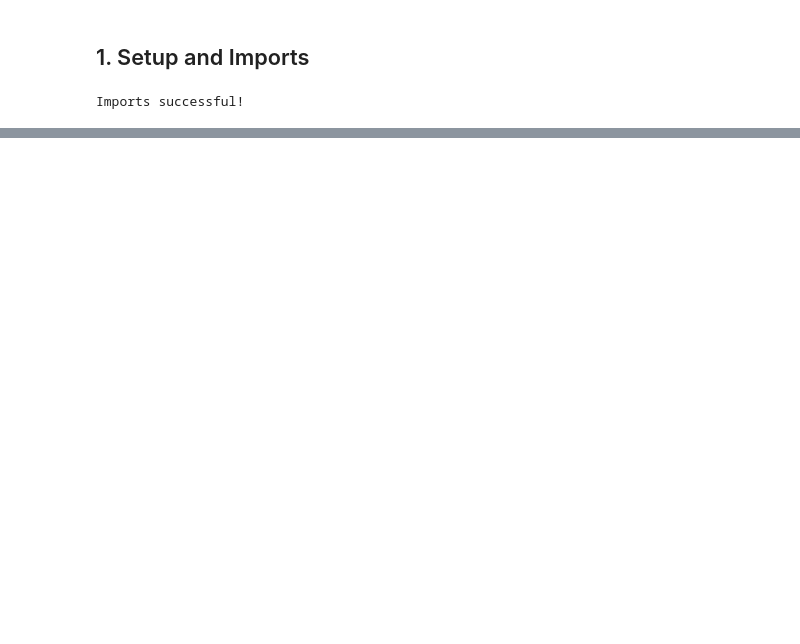
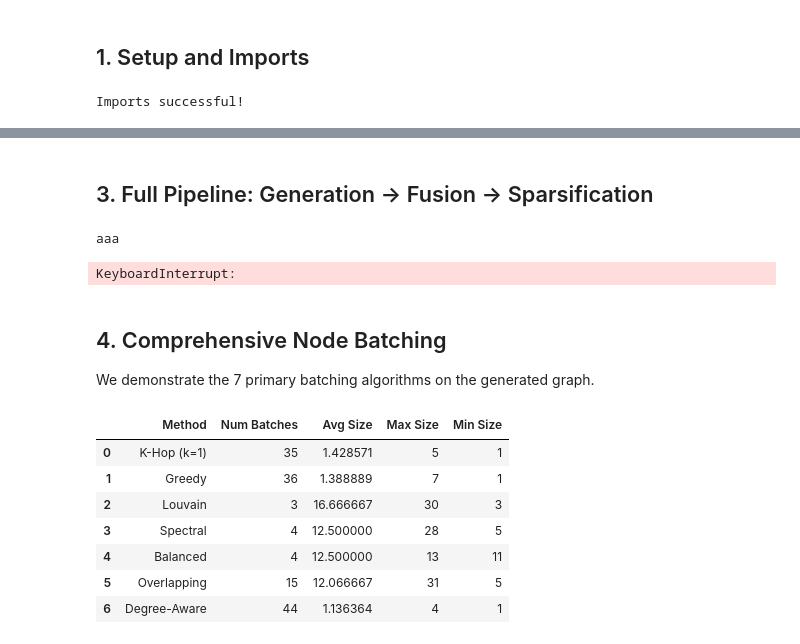
Before and after one commit to PabloMMRuiz/minerva, a Jupyter notebook: notebooks/comprehensive_showcase.ipynb, the cells around one changed output, grey strips where cells are left out. Saved outputs shown, nothing was run; the diff lists cells and outputs as text; code cells hidden in the pictures; blank space fills up the shorter version.

```diff
--- a/notebooks/comprehensive_showcase.ipynb
+++ b/notebooks/comprehensive_showcase.ipynb
@@ -244,0 +55,57 @@ display(df[['num_nodes', 'density', 'sparsity', 'spectral_gap', 'num_components'
+# %% [markdown]
+## 3. Full Pipeline: Generation -> Fusion -> Sparsification
+# %%
+# 1. Generate Multiple Perspectives
+m1 = PearsonCorrelationGenerator().generate(data)
+m2 = MutualInformationGenerator(n_neighbors=3).generate(data)
+print('aaa')
+
+# 2. Hybrid Fusion (SNF)
+fused = SNFDiffusionFuser(k_neighbors=5, n_iterations=10).fuse([m1, m2])
+
+# 3. Structural Sparsification (MST + TopK)
+adj = MatrixConstructionPipeline(
+    sparsifiers=[TopKRowSparsifier(k_per_node=3)]
+).run(fused, k=150)
+
+plot_matrix_spy(adj, title="Final Adjacency Sparsity Pattern")
+# %% [output]
+aaa
+KeyboardInterrupt:
+# %% [markdown]
+## 4. Comprehensive Node Batching
+We demonstrate the 7 primary batching algorithms on the generated graph.
+# %%
+# Initialize all batchers
+batchers = [
+    ("K-Hop (k=1)", KHopBatcher(k=1, max_batch_size=16)),
+    ("Greedy", GreedyClusterBatcher(max_batch_size=16)),
+    ("Louvain", LouvainBatcher()),
+    ("Spectral", SpectralBatcher(n_clusters=4)),
+    ("Balanced", BalancedPartitionBatcher(n_clusters=4)),
+    ("Overlapping", OverlappingBatcher(seed_fraction=0.3)),
+    ("Degree-Aware", DegreeAwareBatcher(base_size=10))
+]
+
+results = []
+for name, b in batchers:
+    batches = b.batch(adj)
+    results.append({
+        "Method": name,
+        "Num Batches": len(batches),
+        "Avg Size": np.mean([len(x) for x in batches]),
+        "Max Size": np.max([len(x) for x in batches]),
+        "Min Size": np.min([len(x) for x in batches])
+    })
+
+import pandas as pd
+display(pd.DataFrame(results))
+# %% [output]
+|  | Method | Num Batches | Avg Size | Max Size | Min Size |
+| 0 | K-Hop (k=1) | 35 | 1.428571 | 5 | 1 |
+| 1 | Greedy | 36 | 1.388889 | 7 | 1 |
+| 2 | Louvain | 3 | 16.666667 | 30 | 3 |
+| 3 | Spectral | 4 | 12.500000 | 28 | 5 |
+| 4 | Balanced | 4 | 12.500000 | 13 | 11 |
+| 5 | Overlapping | 15 | 12.066667 | 31 | 5 |
+| 6 | Degree-Aware | 44 | 1.136364 | 4 | 1 |
```
Also changed, not shown: parts of 19 cells of this notebook, 8 other files.
